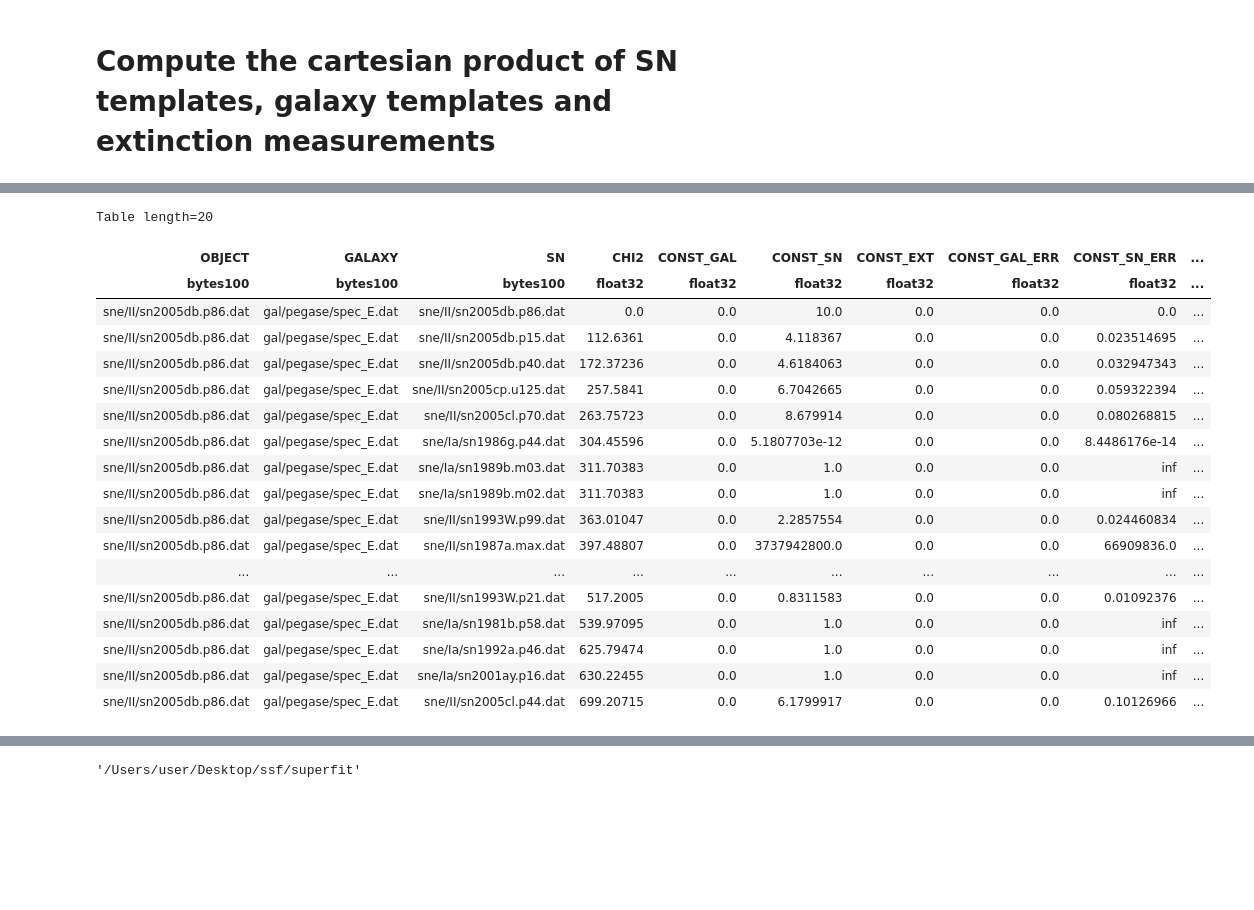
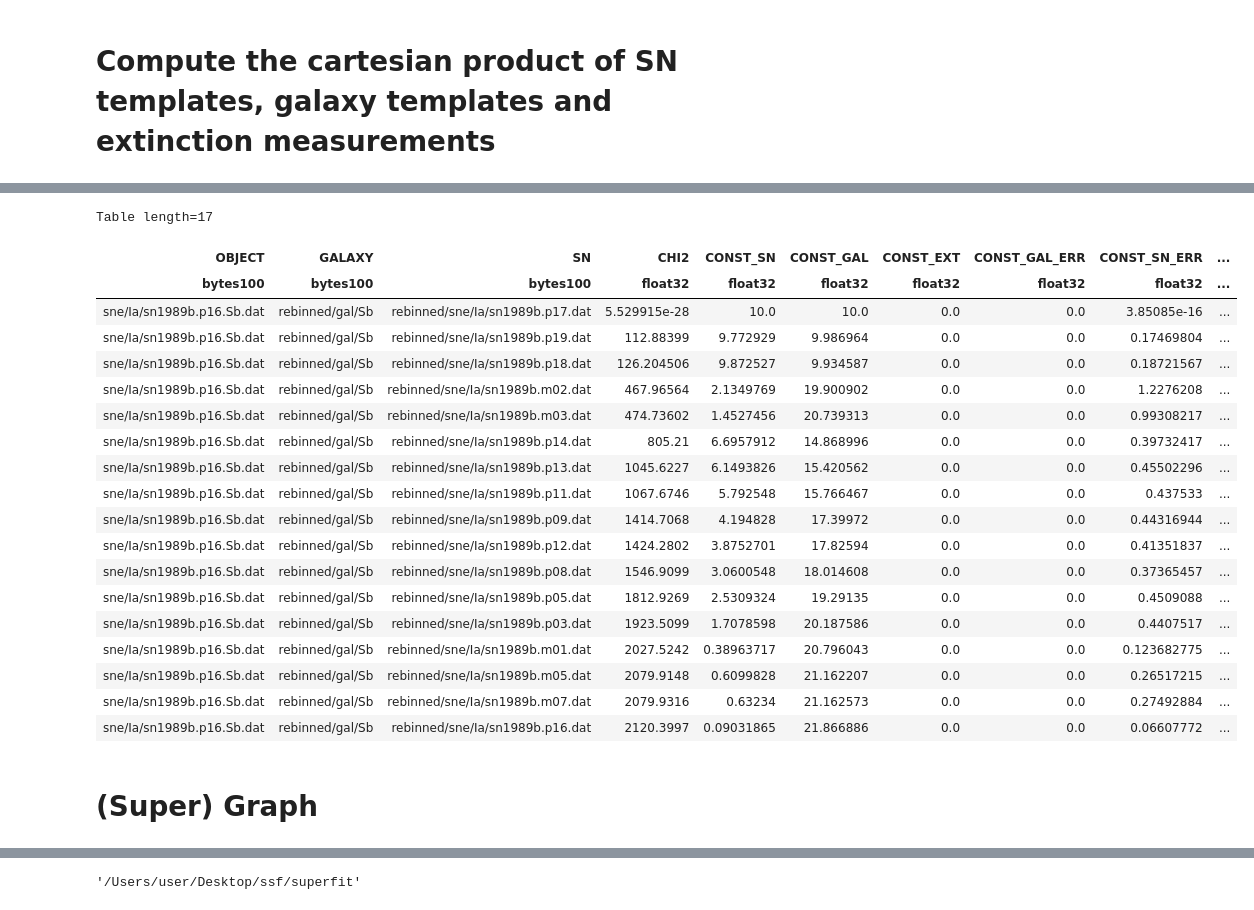
Before and after one commit to oyaron/NGSF, a Jupyter notebook: SSF_v2.ipynb, the cells around one changed output, grey strips where cells are left out. Cells and saved outputs as stored; diff of their text form; code cells hidden in the pictures; blank space fills up the shorter version.

```diff
--- a/SSF_v2.ipynb
+++ b/SSF_v2.ipynb
@@ -209,12 +150,16 @@ def wrapper_fit(DATABASE):
 # %% [markdown]
 # Read in spectral database
 # %%
-templates_gal = glob.glob('gal/**/*')
+#templates_gal = glob.glob('rebinned/gal/**/*')
+templates_gal = glob.glob('rebinned/gal/Sb')
 templates_gal = [x for x in templates_gal if 'CVS' not in x and 'README' not in x]
 templates_gal = np.array(templates_gal)
 
-templates_sn = glob.glob('sne/**/*')
+templates_sn = glob.glob('rebinned/sne/Ia/sn1989b*')
 templates_sn = [x for x in templates_sn if 'CVS' not in x and 'README' not in x]
 templates_sn = np.array(templates_sn)
 
+print(templates_sn)
+
+#These parameters are user inputs
 templates_dust = np.array([-0.2, 0.1])
@@ -237,9 +178,22 @@ templates_sn_trunc = select_templates(templates_sn, ['/II/', '/Ia/'])
+# %%
+#Here the SN
+templates_sn_trunc = select_templates(templates_sn, ['/Ia/'])
+
+#Here the host galaxy
+#templates_hg_trunc = select_templates(templates_hg, ['/S0/'])
 # %% [markdown]
 # Compute the cartesian product of SN templates, galaxy templates and extinction measurements
 # %%
 cartesian_product_all=cartesian_product(*[templates_gal[:1], templates_sn_trunc, templates_dust[:1]])
 cartesian_product_all=table.Table(cartesian_product_all, names=('GALAXY', 'SN', 'DUST'))
-cartesian_product_all['OBJECT']=cartesian_product_all['SN'][0]
+
+#In brakets here is the number of template I'm using to match
+cartesian_product_all['OBJECT']=["sne/Ia/sn1989b.p16.Sb.dat"]
+#cartesian_product_all['GALAXY']=["gal/Sb"]
+#cartesian_product_all['SN']=["rebinned/sne/Ia/sn1989b.p16.dat"]
+
+#cartesian_product_all['SN'][14]
+
 #cartesian_product_all.pprint(max_lines=-1)
 
 cartesian_product_all
@@ -361,26 +287,29 @@ gal/pegase/spec_E.dat sne/Ia/sn1989b.p19.dat
 # %%
 result.sort('CHI2')
-result[:20]
+result
 # %% [output]
-Table length=20
+Table length=17
-| OBJECT | GALAXY | SN | CHI2 | CONST_GAL | CONST_SN | CONST_EXT | CONST_GAL_ERR | CONST_SN_ERR | ... |
+| OBJECT | GALAXY | SN | CHI2 | CONST_SN | CONST_GAL | CONST_EXT | CONST_GAL_ERR | CONST_SN_ERR | ... |
 | bytes100 | bytes100 | bytes100 | float32 | float32 | float32 | float32 | float32 | float32 | ... |
-| sne/II/sn2005db.p86.dat | gal/pegase/spec_E.dat | sne/II/sn2005db.p86.dat | 0.0 | 0.0 | 10.0 | 0.0 | 0.0 | 0.0 | ... |
-| sne/II/sn2005db.p86.dat | gal/pegase/spec_E.dat | sne/II/sn2005db.p15.dat | 112.6361 | 0.0 | 4.118367 | 0.0 | 0.0 | 0.023514695 | ... |
-| sne/II/sn2005db.p86.dat | gal/pegase/spec_E.dat | sne/II/sn2005db.p40.dat | 172.37236 | 0.0 | 4.6184063 | 0.0 | 0.0 | 0.032947343 | ... |
-| sne/II/sn2005db.p86.dat | gal/pegase/spec_E.dat | sne/II/sn2005cp.u125.dat | 257.5841 | 0.0 | 6.7042665 | 0.0 | 0.0 | 0.059322394 | ... |
-| sne/II/sn2005db.p86.dat | gal/pegase/spec_E.dat | sne/II/sn2005cl.p70.dat | 263.75723 | 0.0 | 8.679914 | 0.0 | 0.0 | 0.080268815 | ... |
-| sne/II/sn2005db.p86.dat | gal/pegase/spec_E.dat | sne/Ia/sn1986g.p44.dat | 304.45596 | 0.0 | 5.1807703e-12 | 0.0 | 0.0 | 8.4486176e-14 | ... |
-| sne/II/sn2005db.p86.dat | gal/pegase/spec_E.dat | sne/Ia/sn1989b.m03.dat | 311.70383 | 0.0 | 1.0 | 0.0 | 0.0 | inf | ... |
-| sne/II/sn2005db.p86.dat | gal/pegase/spec_E.dat | sne/Ia/sn1989b.m02.dat | 311.70383 | 0.0 | 1.0 | 0.0 | 0.0 | inf | ... |
-| sne/II/sn2005db.p86.dat | gal/pegase/spec_E.dat | sne/II/sn1993W.p99.dat | 363.01047 | 0.0 | 2.2857554 | 0.0 | 0.0 | 0.024460834 | ... |
-| sne/II/sn2005db.p86.dat | gal/pegase/spec_E.dat | sne/II/sn1987a.max.dat | 397.48807 | 0.0 | 3737942800.0 | 0.0 | 0.0 | 66909836.0 | ... |
-| ... | ... | ... | ... | ... | ... | ... | ... | ... | ... |
-| sne/II/sn2005db.p86.dat | gal/pegase/spec_E.dat | sne/II/sn1993W.p21.dat | 517.2005 | 0.0 | 0.8311583 | 0.0 | 0.0 | 0.01092376 | ... |
-| sne/II/sn2005db.p86.dat | gal/pegase/spec_E.dat | sne/Ia/sn1981b.p58.dat | 539.97095 | 0.0 | 1.0 | 0.0 | 0.0 | inf | ... |
-| sne/II/sn2005db.p86.dat | gal/pegase/spec_E.dat | sne/Ia/sn1992a.p46.dat | 625.79474 | 0.0 | 1.0 | 0.0 | 0.0 | inf | ... |
-| sne/II/sn2005db.p86.dat | gal/pegase/spec_E.dat | sne/Ia/sn2001ay.p16.dat | 630.22455 | 0.0 | 1.0 | 0.0 | 0.0 | inf | ... |
-| sne/II/sn2005db.p86.dat | gal/pegase/spec_E.dat | sne/II/sn2005cl.p44.dat | 699.20715 | 0.0 | 6.1799917 | 0.0 | 0.0 | 0.10126966 | ... |
+| sne/Ia/sn1989b.p16.Sb.dat | rebinned/gal/Sb | rebinned/sne/Ia/sn1989b.p17.dat | 5.529915e-28 | 10.0 | 10.0 | 0.0 | 0.0 | 3.85085e-16 | ... |
+| sne/Ia/sn1989b.p16.Sb.dat | rebinned/gal/Sb | rebinned/sne/Ia/sn1989b.p19.dat | 112.88399 | 9.772929 | 9.986964 | 0.0 | 0.0 | 0.17469804 | ... |
+| sne/Ia/sn1989b.p16.Sb.dat | rebinned/gal/Sb | rebinned/sne/Ia/sn1989b.p18.dat | 126.204506 | 9.872527 | 9.934587 | 0.0 | 0.0 | 0.18721567 | ... |
+| sne/Ia/sn1989b.p16.Sb.dat | rebinned/gal/Sb | rebinned/sne/Ia/sn1989b.m02.dat | 467.96564 | 2.1349769 | 19.900902 | 0.0 | 0.0 | 1.2276208 | ... |
+| sne/Ia/sn1989b.p16.Sb.dat | rebinned/gal/Sb | rebinned/sne/Ia/sn1989b.m03.dat | 474.73602 | 1.4527456 | 20.739313 | 0.0 | 0.0 | 0.99308217 | ... |
+| sne/Ia/sn1989b.p16.Sb.dat | rebinned/gal/Sb | rebinned/sne/Ia/sn1989b.p14.dat | 805.21 | 6.6957912 | 14.868996 | 0.0 | 0.0 | 0.39732417 | ... |
+| sne/Ia/sn1989b.p16.Sb.dat | rebinned/gal/Sb | rebinned/sne/Ia/sn1989b.p13.dat | 1045.6227 | 6.1493826 | 15.420562 | 0.0 | 0.0 | 0.45502296 | ... |
+| sne/Ia/sn1989b.p16.Sb.dat | rebinned/gal/Sb | rebinned/sne/Ia/sn1989b.p11.dat | 1067.6746 | 5.792548 | 15.766467 | 0.0 | 0.0 | 0.437533 | ... |
+| sne/Ia/sn1989b.p16.Sb.dat | rebinned/gal/Sb | rebinned/sne/Ia/sn1989b.p09.dat | 1414.7068 | 4.194828 | 17.39972 | 0.0 | 0.0 | 0.44316944 | ... |
+| sne/Ia/sn1989b.p16.Sb.dat | rebinned/gal/Sb | rebinned/sne/Ia/sn1989b.p12.dat | 1424.2802 | 3.8752701 | 17.82594 | 0.0 | 0.0 | 0.41351837 | ... |
+| sne/Ia/sn1989b.p16.Sb.dat | rebinned/gal/Sb | rebinned/sne/Ia/sn1989b.p08.dat | 1546.9099 | 3.0600548 | 18.014608 | 0.0 | 0.0 | 0.37365457 | ... |
+| sne/Ia/sn1989b.p16.Sb.dat | rebinned/gal/Sb | rebinned/sne/Ia/sn1989b.p05.dat | 1812.9269 | 2.5309324 | 19.29135 | 0.0 | 0.0 | 0.4509088 | ... |
+| sne/Ia/sn1989b.p16.Sb.dat | rebinned/gal/Sb | rebinned/sne/Ia/sn1989b.p03.dat | 1923.5099 | 1.7078598 | 20.187586 | 0.0 | 0.0 | 0.4407517 | ... |
+| sne/Ia/sn1989b.p16.Sb.dat | rebinned/gal/Sb | rebinned/sne/Ia/sn1989b.m01.dat | 2027.5242 | 0.38963717 | 20.796043 | 0.0 | 0.0 | 0.123682775 | ... |
+| sne/Ia/sn1989b.p16.Sb.dat | rebinned/gal/Sb | rebinned/sne/Ia/sn1989b.m05.dat | 2079.9148 | 0.6099828 | 21.162207 | 0.0 | 0.0 | 0.26517215 | ... |
+| sne/Ia/sn1989b.p16.Sb.dat | rebinned/gal/Sb | rebinned/sne/Ia/sn1989b.m07.dat | 2079.9316 | 0.63234 | 21.162573 | 0.0 | 0.0 | 0.27492884 | ... |
+| sne/Ia/sn1989b.p16.Sb.dat | rebinned/gal/Sb | rebinned/sne/Ia/sn1989b.p16.dat | 2120.3997 | 0.09031865 | 21.866886 | 0.0 | 0.0 | 0.06607772 | ... |
+# %% [markdown]
+# (Super) Graph
 # %%
 def visualise_match(DATABASE):
 
```
Also changed, not shown: parts of 27 cells of this notebook.
